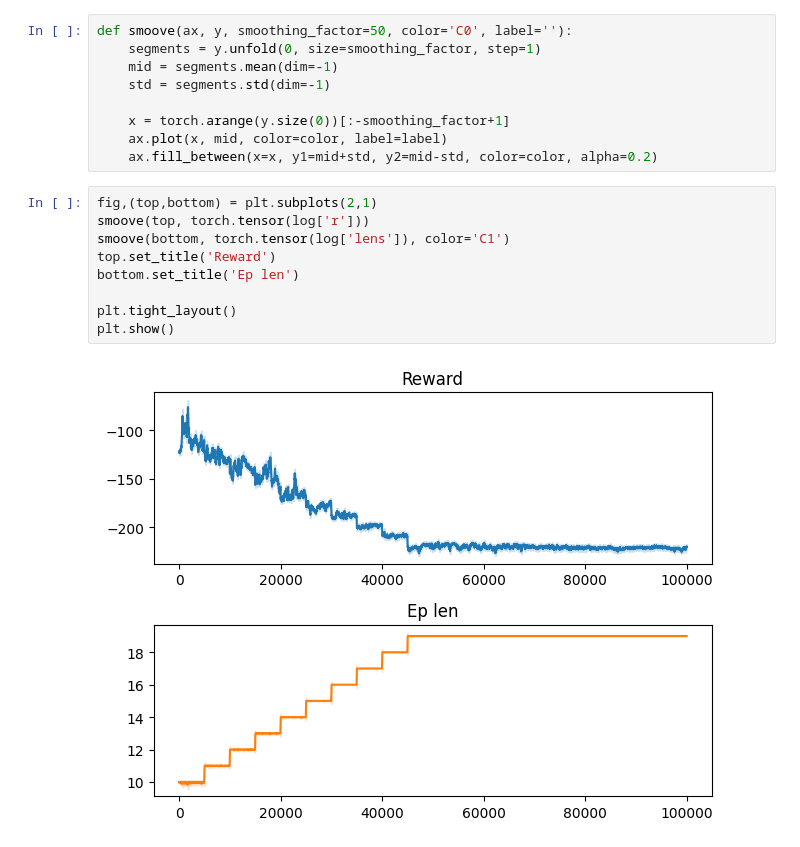
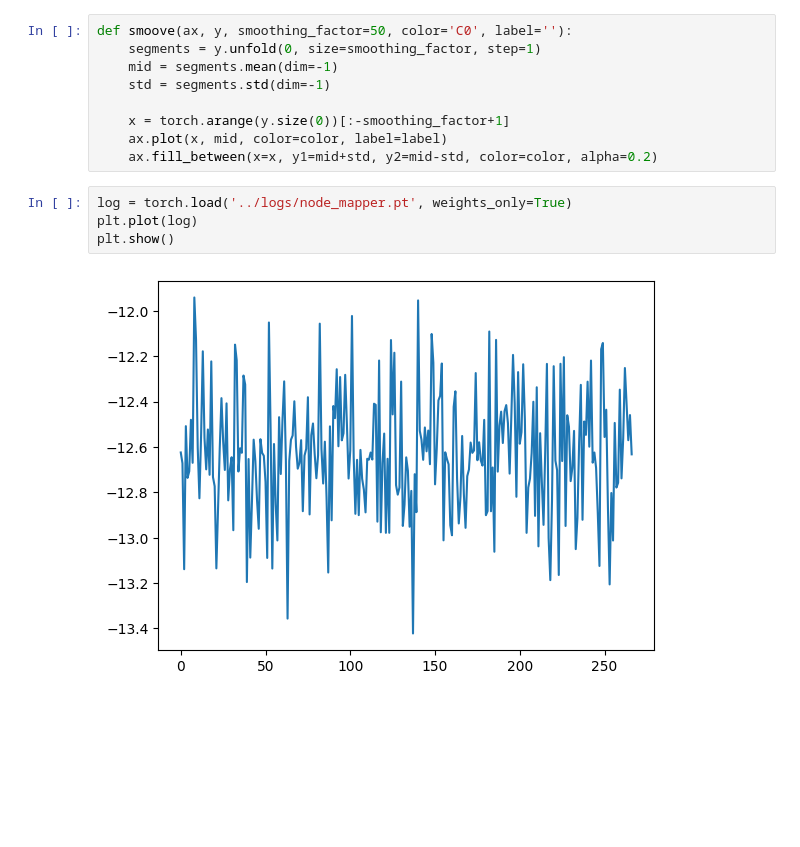
Before and after one commit to zazyzaya/GraphEdit_RL, a Jupyter notebook: notebooks/reward_viz.ipynb, the cells around one changed output. Drawn from its saved outputs; the diff is of its cells as text; blank space fills up the shorter version.

```diff
--- a/notebooks/reward_viz.ipynb
+++ b/notebooks/reward_viz.ipynb
@@ -11,14 +10,9 @@ def smoove(ax, y, smoothing_factor=50, color='C0', label=''):
     x = torch.arange(y.size(0))[:-smoothing_factor+1]
     ax.plot(x, mid, color=color, label=label)
     ax.fill_between(x=x, y1=mid+std, y2=mid-std, color=color, alpha=0.2)
-# %%
-fig,(top,bottom) = plt.subplots(2,1)
-smoove(top, torch.tensor(log['r']))
-smoove(bottom, torch.tensor(log['lens']), color='C1')
-top.set_title('Reward')
-bottom.set_title('Ep len')
-
-plt.tight_layout()
-plt.show()
-# %% [output]
-[figure, removed]
+# %%
+log = torch.load('../logs/node_mapper.pt', weights_only=True)
+plt.plot(log)
+plt.show()
+# %% [output]
+[figure, added]
```
Also changed, not shown: parts of 1 cell of this notebook, 4 other files.
